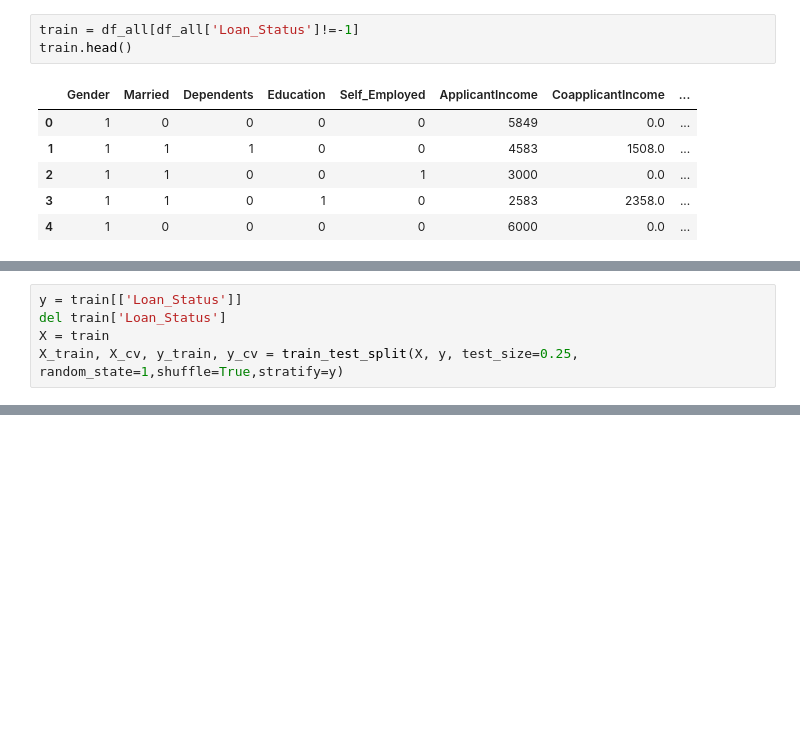
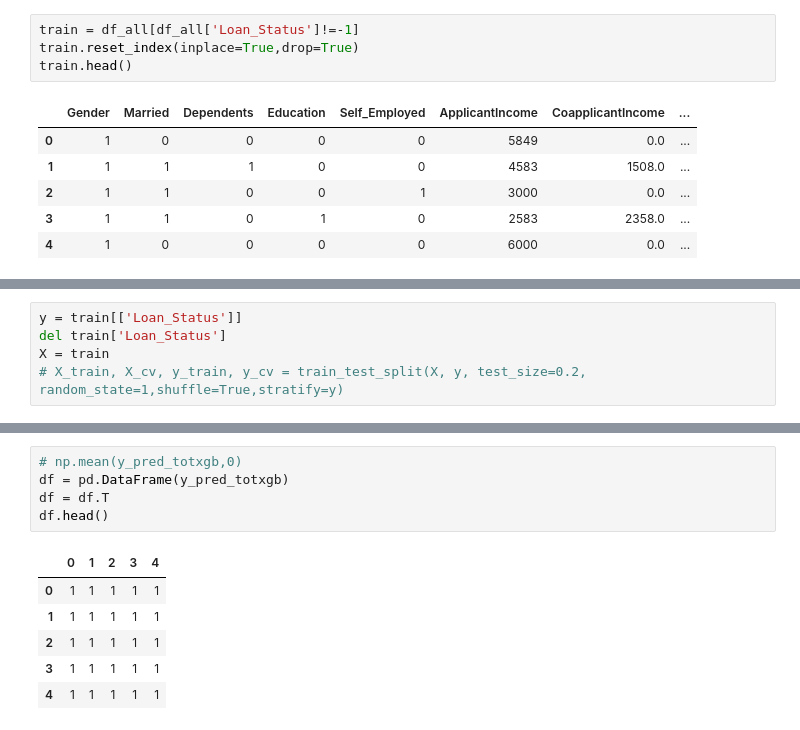
Before and after one commit to madhurkgp/loan_prediction, a Jupyter notebook: madhur.ipynb, the cells around one changed output, grey strips where cells are left out. Saved outputs shown, nothing was run; the diff lists cells and outputs as text; blank space fills up the shorter version.

```diff
--- a/madhur.ipynb
+++ b/madhur.ipynb
@@ -116,6 +116,7 @@ df_all.head()
 | 4 | 1 | 0 | 0 | 0 | 0 | 6000 | 0.0 | ... |
 # %%
 train = df_all[df_all['Loan_Status']!=-1]
+train.reset_index(inplace=True,drop=True)
 train.head()
 # %% [output]
 |  | Gender | Married | Dependents | Education | Self_Employed | ApplicantIncome | CoapplicantIncome | ... |
@@ -139,4 +141,4 @@ test.head()
 y = train[['Loan_Status']]
 del train['Loan_Status']
 X = train
-X_train, X_cv, y_train, y_cv = train_test_split(X, y, test_size=0.25, random_state=1,shuffle=True,stratify=y)
+# X_train, X_cv, y_train, y_cv = train_test_split(X, y, test_size=0.2, random_state=1,shuffle=True,stratify=y)
@@ -142,0 +173,12 @@ X_train, X_cv, y_train, y_cv = train_test_split(X, y, test_size=0.25, random_sta
+# %%
+# np.mean(y_pred_totxgb,0)
+df = pd.DataFrame(y_pred_totxgb)
+df = df.T
+df.head()
+# %% [output]
+|  | 0 | 1 | 2 | 3 | 4 |
+| 0 | 1 | 1 | 1 | 1 | 1 |
+| 1 | 1 | 1 | 1 | 1 | 1 |
+| 2 | 1 | 1 | 1 | 1 | 1 |
+| 3 | 1 | 1 | 1 | 1 | 1 |
+| 4 | 1 | 1 | 1 | 1 | 1 |
```
Also changed, not shown: parts of 13 cells of this notebook, 1 other file.
